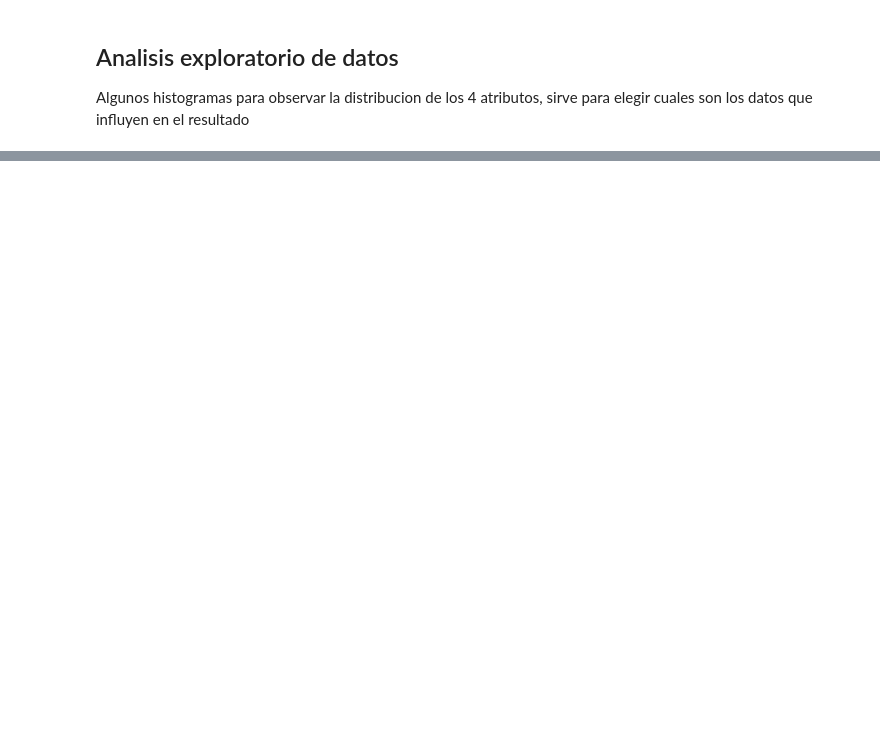
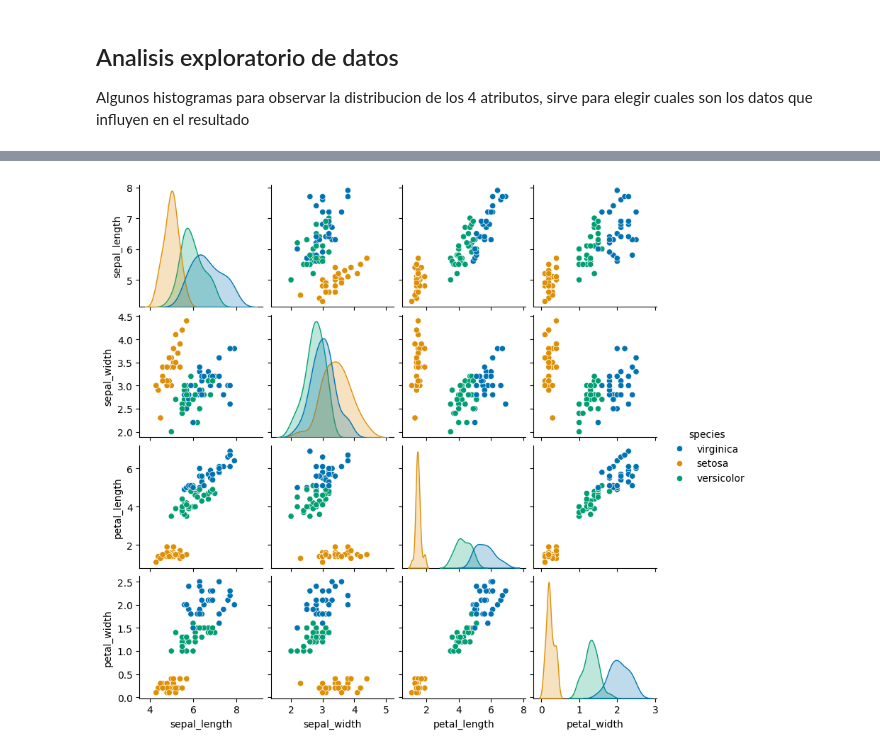
Before and after one commit to DanielSajvin/curso-inteligencia-artificial, a Jupyter notebook: Clases/06-inteligencia-artificial-python.ipynb, the cells around one changed output, grey strips where cells are left out. Cells and saved outputs as stored; diff of their text form; code cells hidden in the pictures; blank space fills up the shorter version.

```diff
--- a/Clases/06-inteligencia-artificial-python.ipynb
+++ b/Clases/06-inteligencia-artificial-python.ipynb
@@ -136,0 +137,5 @@ fig_violin.tight_layout(pad=1.0);
+# %%
+# Diagramas de dispersion de los atributos emparejados
+sns.pairplot(train_data, hue='species', height=2, palette='colorblind');
+# %% [output]
+[figure, added]
```
Also changed, not shown: parts of 8 cells of this notebook, 1 other file.
